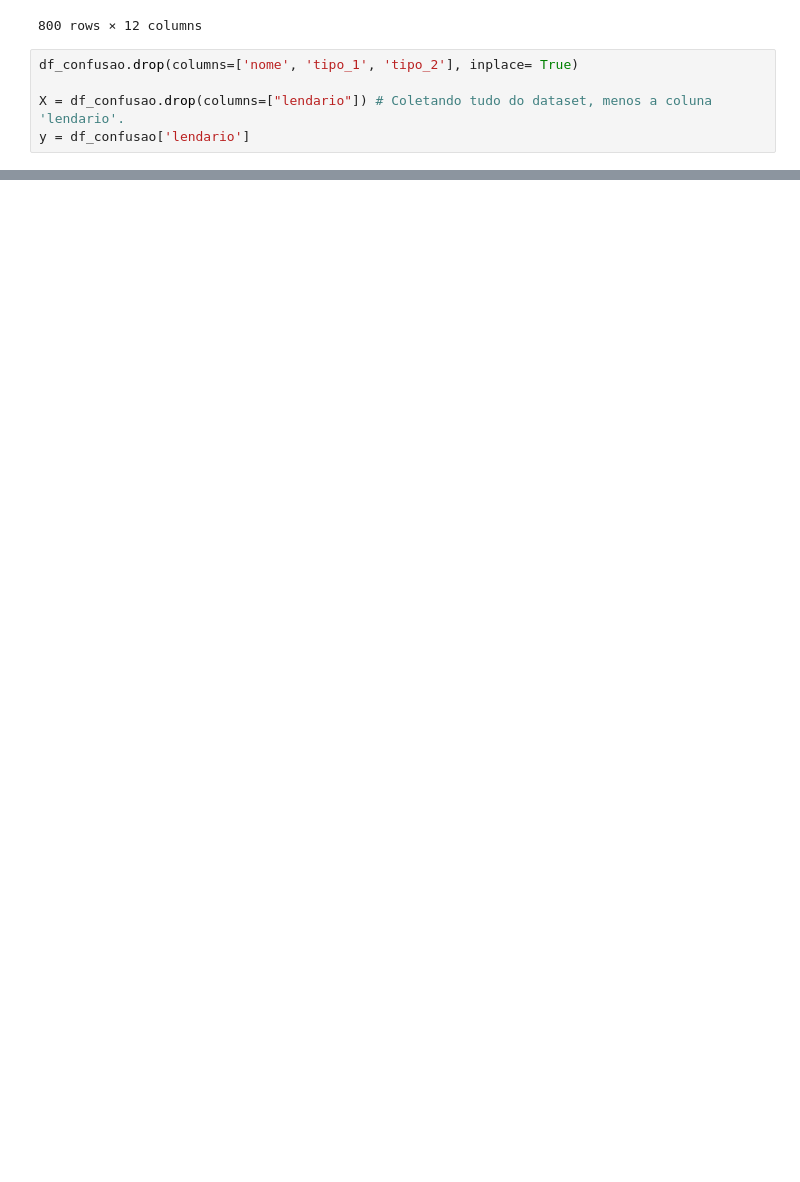
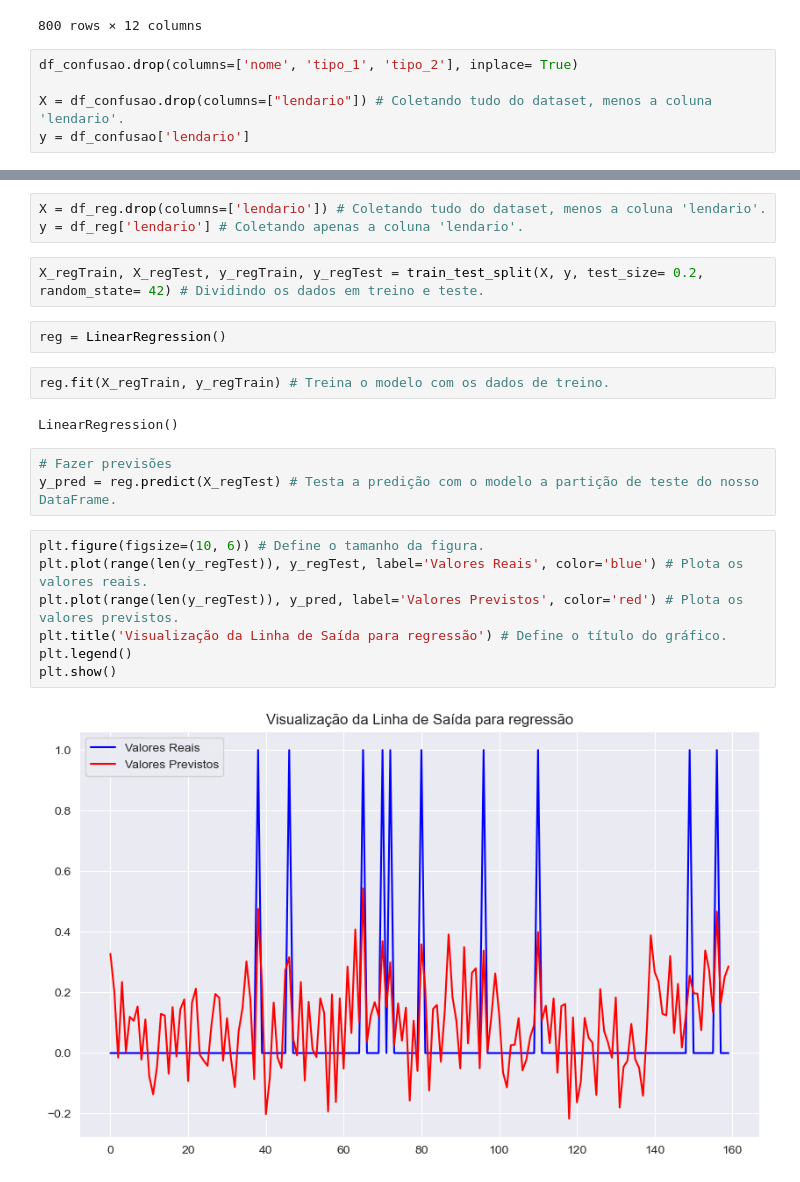
Before and after one commit to Projecs-UAM/DataMon, a Jupyter notebook: main.ipynb, the cells around one changed output, grey strips where cells are left out. Saved outputs shown, nothing was run; the diff lists cells and outputs as text; blank space fills up the shorter version.

Commit message:
Terminando o projeto, corrigindo alguns erros do meu último commit, adicionando a regressão linear no código junto de sua plotagem. Creio que não resta mais nada a ser feito.

```diff
--- a/main.ipynb
+++ b/main.ipynb
@@ -427,0 +403,23 @@ plt.show()
+# %%
+X = df_reg.drop(columns=['lendario']) # Coletando tudo do dataset, menos a coluna 'lendario'.
+y = df_reg['lendario'] # Coletando apenas a coluna 'lendario'.
+# %%
+X_regTrain, X_regTest, y_regTrain, y_regTest = train_test_split(X, y, test_size= 0.2, random_state= 42) # Dividindo os dados em treino e teste.
+# %%
+reg = LinearRegression()
+# %%
+reg.fit(X_regTrain, y_regTrain) # Treina o modelo com os dados de treino.
+# %% [output]
+LinearRegression()
+# %%
+# Fazer previsões
+y_pred = reg.predict(X_regTest) # Testa a predição com o modelo a partição de teste do nosso DataFrame.
+# %%
+plt.figure(figsize=(10, 6)) # Define o tamanho da figura.
+plt.plot(range(len(y_regTest)), y_regTest, label='Valores Reais', color='blue') # Plota os valores reais.
+plt.plot(range(len(y_regTest)), y_pred, label='Valores Previstos', color='red') # Plota os valores previstos.
+plt.title('Visualização da Linha de Saída para regressão') # Define o título do gráfico.
+plt.legend()
+plt.show()
+# %% [output]
+[figure, added]
```
Also changed, not shown: parts of 24 cells of this notebook.
